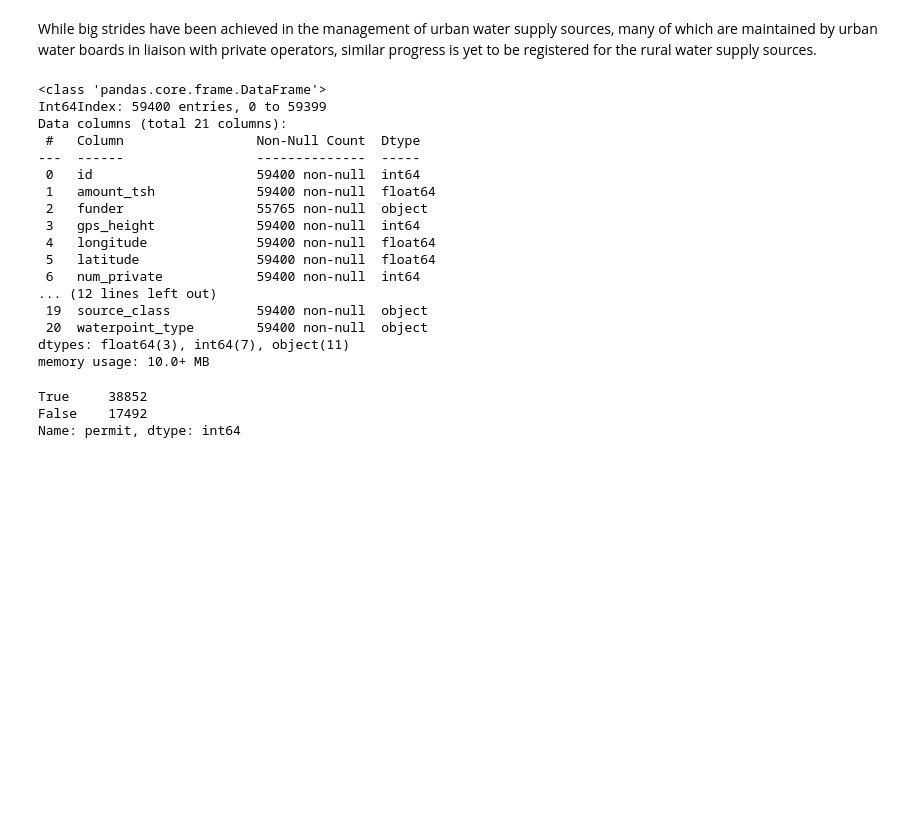
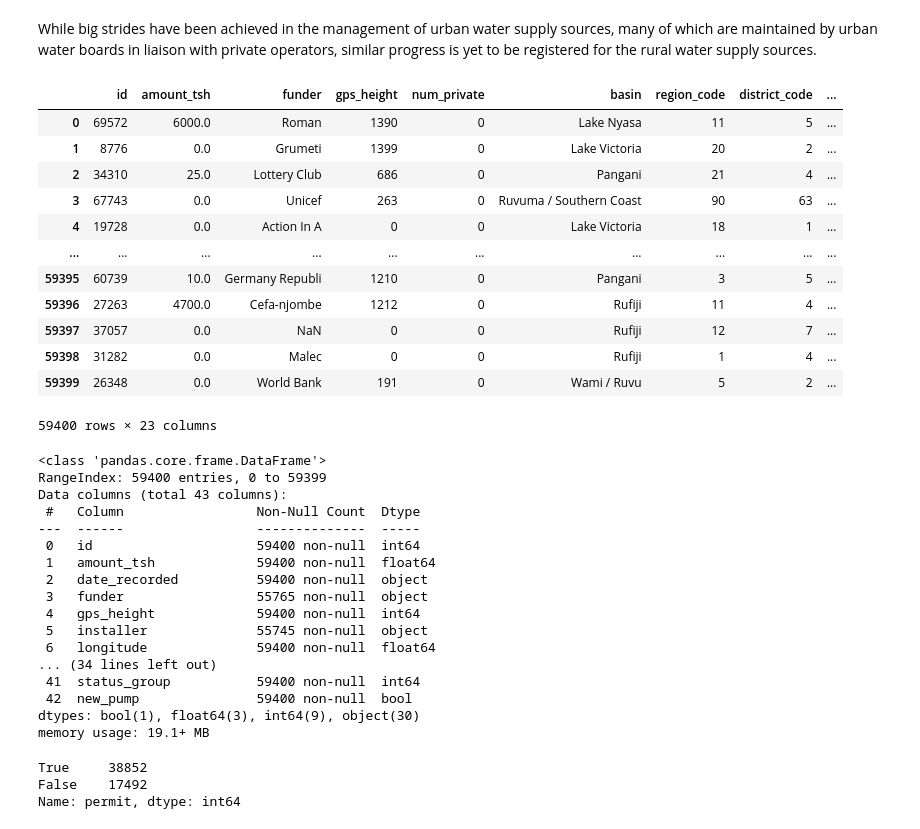
Before and after one commit to sgchatrathi/tanzania-water-projectp3, a Jupyter notebook: Samira EDA.ipynb, the cells around one changed output. Drawn from its saved outputs; the diff is of its cells as text; code cells hidden in the pictures; blank space fills up the shorter version.

```diff
--- a/Samira EDA.ipynb
+++ b/Samira EDA.ipynb
@@ -18,3 +18,6 @@ X.head()
 | 3 | 67743 | 0.0 | 2013-01-28 | Unicef | 263 | UNICEF | 38.486161 | -11.155298 | Zahanati Ya Nanyumbu | ... |
 | 4 | 19728 | 0.0 | 2011-07-13 | Action In A | 0 | Artisan | 31.130847 | -1.825359 | Shuleni | ... |
 5 rows × 40 columns
+# %%
+y = pd.read_csv('data/y_train.csv')
+y.value_counts()
@@ -20,0 +38,7 @@ X.head()
+# %%
+y = y.replace({'status_group': {'functional' : 1,
+                                'non functional' : 0,
+                                'functional needs repair' : 2}})
+# %%
+df = pd.concat([X, y], axis=1)
+df.head()
@@ -157,25 +194,39 @@ X.drop_duplicates(keep='first',inplace=True)
 # %%
 col_to_delete = ['recorded_by', 'installer',
-                'lga', 'ward', 'region', 'scheme_management', 'wpt_name','scheme_name', 'extraction_type', 'extraction_type_group','management', 'payment_type', 'quality_group', 'source_type', 'source', 'waterpoint_type_group', 'quantity_group', 'subvillage', 'date_recorded']
+                'lga', 'latitude', 'longitude','ward', 'region', 'wpt_name','scheme_name', 'extraction_type', 'extraction_type_group','management', 'payment_type', 'water_quality',  'waterpoint_type_group', 'quantity_group', 'subvillage', 'date_recorded', 'management_group', 'public_meeting']
 
-df = X.drop(col_to_delete, axis=1)
+df.drop(col_to_delete, axis=1)
+# %% [output]
+|  | id | amount_tsh | funder | gps_height | num_private | basin | region_code | district_code | ... |
+| 0 | 69572 | 6000.0 | Roman | 1390 | 0 | Lake Nyasa | 11 | 5 | ... |
+| 1 | 8776 | 0.0 | Grumeti | 1399 | 0 | Lake Victoria | 20 | 2 | ... |
+| 2 | 34310 | 25.0 | Lottery Club | 686 | 0 | Pangani | 21 | 4 | ... |
+| 3 | 67743 | 0.0 | Unicef | 263 | 0 | Ruvuma / Southern Coast | 90 | 63 | ... |
+| 4 | 19728 | 0.0 | Action In A | 0 | 0 | Lake Victoria | 18 | 1 | ... |
+| ... | ... | ... | ... | ... | ... | ... | ... | ... | ... |
+| 59395 | 60739 | 10.0 | Germany Republi | 1210 | 0 | Pangani | 3 | 5 | ... |
+| 59396 | 27263 | 4700.0 | Cefa-njombe | 1212 | 0 | Rufiji | 11 | 4 | ... |
+| 59397 | 37057 | 0.0 | NaN | 0 | 0 | Rufiji | 12 | 7 | ... |
+| 59398 | 31282 | 0.0 | Malec | 0 | 0 | Rufiji | 1 | 4 | ... |
+| 59399 | 26348 | 0.0 | World Bank | 191 | 0 | Wami / Ruvu | 5 | 2 | ... |
+59400 rows × 23 columns
 # %%
 df.info()
 # %% [output]
 <class 'pandas.core.frame.DataFrame'>
-Int64Index: 59400 entries, 0 to 59399
-Data columns (total 21 columns):
+RangeIndex: 59400 entries, 0 to 59399
+Data columns (total 43 columns):
  #   Column                 Non-Null Count  Dtype
 ---  ------                 --------------  -----
  0   id                     59400 non-null  int64
  1   amount_tsh             59400 non-null  float64
- 2   funder                 55765 non-null  object
- 3   gps_height             59400 non-null  int64
- 4   longitude              59400 non-null  float64
- 5   latitude               59400 non-null  float64
- 6   num_private            59400 non-null  int64
-... (12 lines left out)
- 19  source_class           59400 non-null  object
- 20  waterpoint_type        59400 non-null  object
-dtypes: float64(3), int64(7), object(11)
-memory usage: 10.0+ MB
+ 2   date_recorded          59400 non-null  object
+ 3   funder                 55765 non-null  object
+ 4   gps_height             59400 non-null  int64
+ 5   installer              55745 non-null  object
+ 6   longitude              59400 non-null  float64
+... (34 lines left out)
+ 41  status_group           59400 non-null  int64
+ 42  new_pump               59400 non-null  bool
+dtypes: bool(1), float64(3), int64(9), object(30)
+memory usage: 19.1+ MB
```
Also changed, not shown: parts of 25 cells of this notebook, 2 other files.
